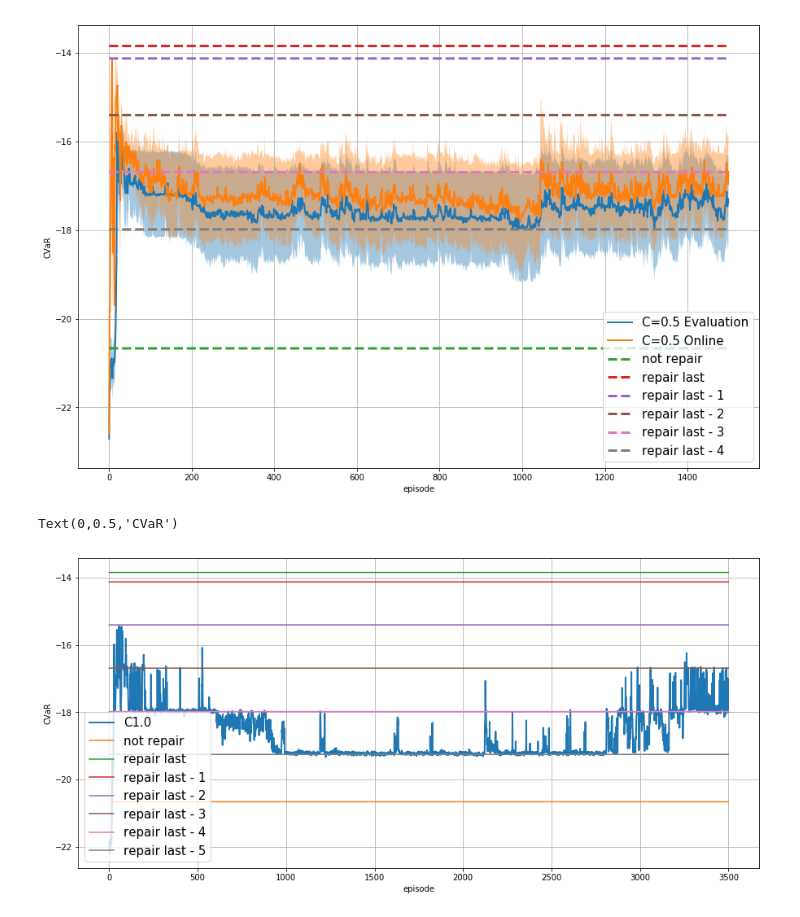
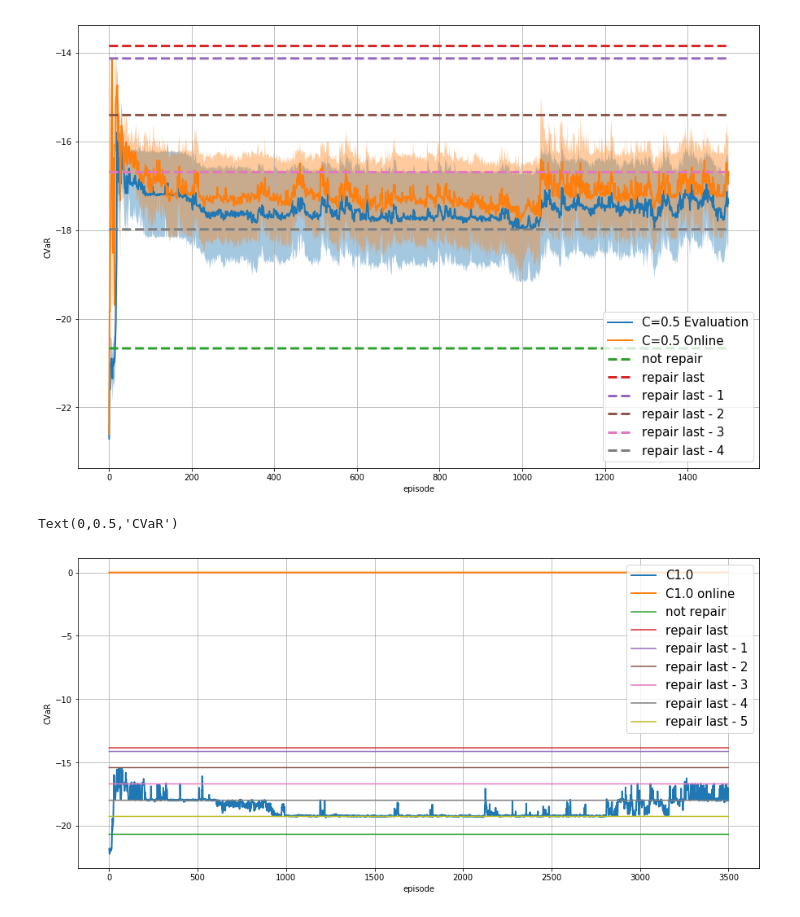
Before and after one commit to Rkeramati/crl, a Jupyter notebook: UAI/Analysis.ipynb, the cells around one changed output. Saved outputs shown, nothing was run; the diff lists cells and outputs as text; code cells hidden in the pictures.

```diff
--- a/UAI/Analysis.ipynb
+++ b/UAI/Analysis.ipynb
@@ -138,37 +181,22 @@ plt.ylabel('CVaR')
 Text(0,0.5,'CVaR')
 [figure]
 # %%
-fig = plt.figure(figsize=(15, 10))
-CVaRplot(fig, C05_eval, label='C=0.55 Evaluation')
-CVaRplot(fig, C05_online, label='C=0.55 Online')
+fig = plt.figure(figsize=(15, 7))
+CVaRplot(fig, C1_eval_3000, label='C1.0')
+CVaRplot(fig, C1_online_3000, label='C1.0 online')
 
-plt.plot(np.arange(1500), np.ones(1500) * -20.66888775365751, '--', label = 'not repair', linewidth=3)
-plt.plot(np.arange(1500), np.ones(1500) * -13.8470595927254, '--',label = 'repair last', linewidth=3)
-plt.plot(np.arange(1500), np.ones(1500) * -14.128583926728682, '--',label = 'repair last - 1', linewidth=3)
-plt.plot(np.arange(1500), np.ones(1500) * -15.406251169207456, '--',label = 'repair last - 2', linewidth=3)
-plt.plot(np.arange(1500), np.ones(1500) * -16.69258923741405, '--',label = 'repair last - 3', linewidth=3)
-plt.plot(np.arange(1500), np.ones(1500) * -17.98446898597323, '--',label = 'repair last - 4', linewidth=3)
+plt.plot(np.arange(3500), np.ones(3500) * -20.66888775365751, label = 'not repair')
+plt.plot(np.arange(3500), np.ones(3500) * -13.8470595927254, label = 'repair last')
+plt.plot(np.arange(3500), np.ones(3500) * -14.128583926728682, label = 'repair last - 1')
+plt.plot(np.arange(3500), np.ones(3500) * -15.406251169207456, label = 'repair last - 2')
+plt.plot(np.arange(3500), np.ones(3500) * -16.69258923741405, label = 'repair last - 3')
+plt.plot(np.arange(3500), np.ones(3500) * -17.98446898597323, label = 'repair last - 4')
+plt.plot(np.arange(3500), np.ones(3500) *  -19.259120801524134, label = 'repair last - 5')
 
-plt.legend(loc=4, fontsize= 15)
+plt.legend(fontsize= 15)
 plt.grid()
 plt.xlabel('episode')
 plt.ylabel('CVaR')
+# %% [output]
+Text(0,0.5,'CVaR')
+[figure, added]
-# %%
-fig = plt.figure(figsize=(15, 7))
-CVaRplot(fig, C1_eval_3000, label='C1.0')
-
-plt.plot(np.arange(3500), np.ones(3500) * -20.66888775365751, label = 'not repair')
-plt.plot(np.arange(3500), np.ones(3500) * -13.8470595927254, label = 'repair last')
-plt.plot(np.arange(3500), np.ones(3500) * -14.128583926728682, label = 'repair last - 1')
-plt.plot(np.arange(3500), np.ones(3500) * -15.406251169207456, label = 'repair last - 2')
-plt.plot(np.arange(3500), np.ones(3500) * -16.69258923741405, label = 'repair last - 3')
-plt.plot(np.arange(3500), np.ones(3500) * -17.98446898597323, label = 'repair last - 4')
-plt.plot(np.arange(3500), np.ones(3500) *  -19.259120801524134, label = 'repair last - 5')
-
-plt.legend(fontsize= 15)
-plt.grid()
-plt.xlabel('episode')
-plt.ylabel('CVaR')
-# %% [output]
-Text(0,0.5,'CVaR')
-[figure, removed]
```
Also changed, not shown: parts of 5 cells of this notebook, 4 other files.
